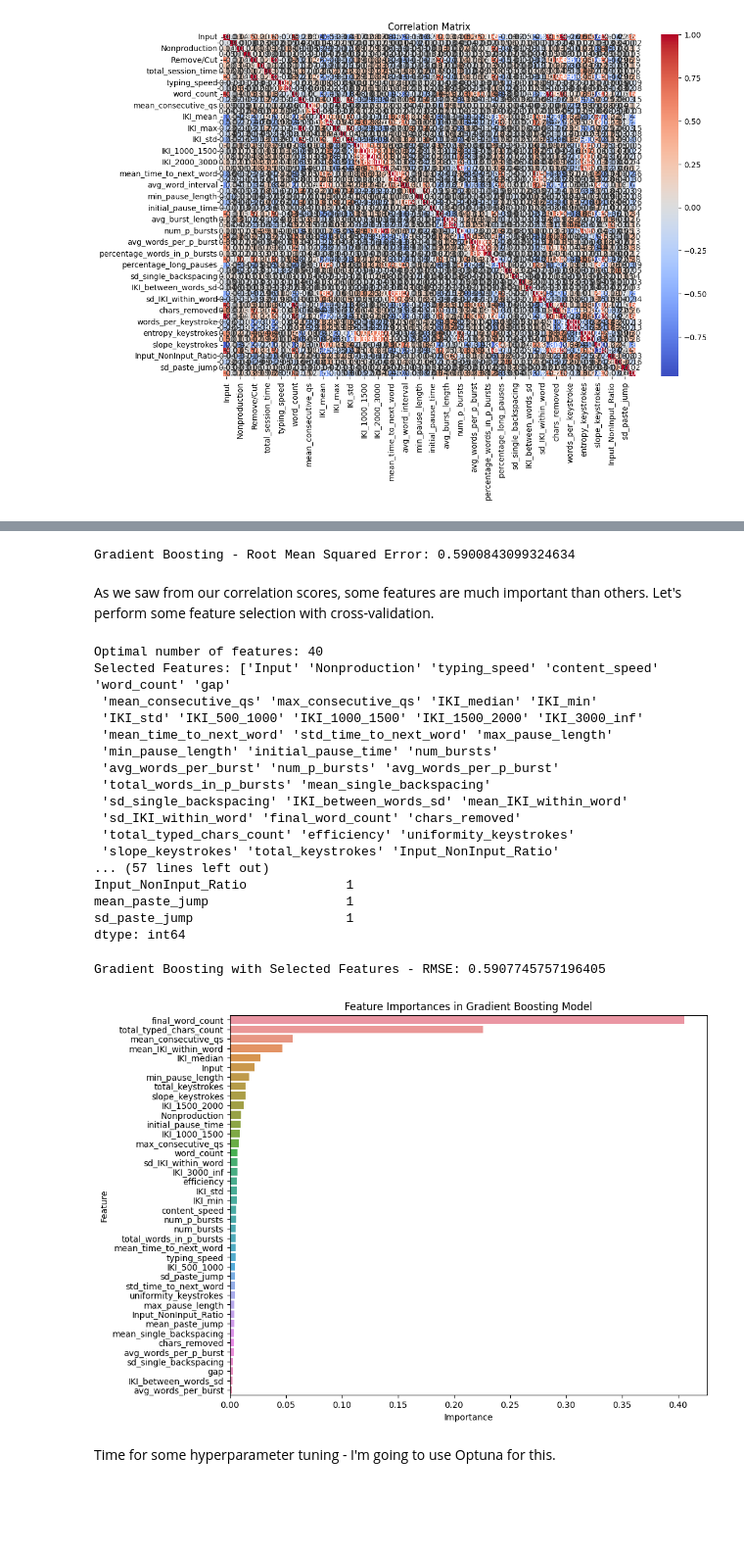
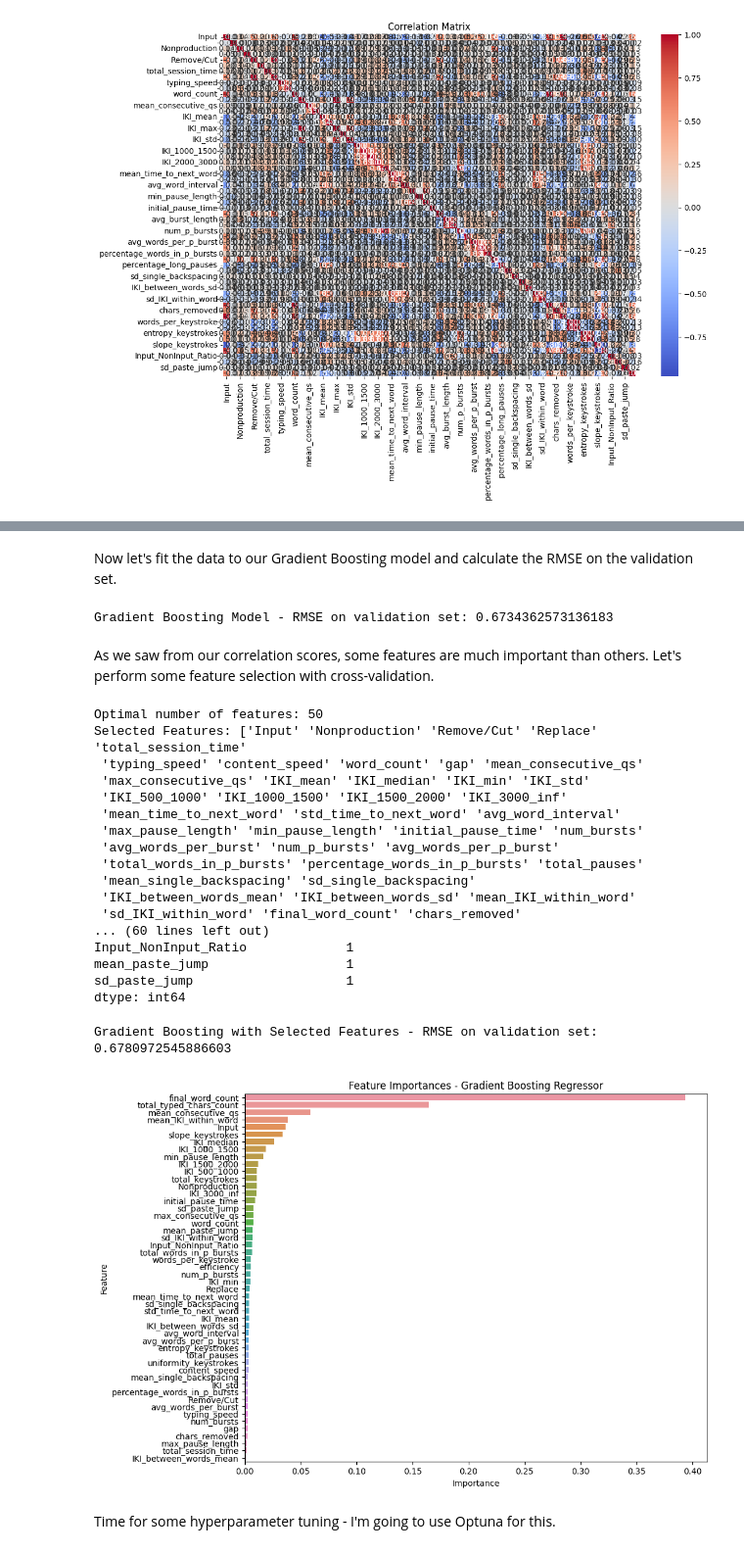
Before and after one commit to NatashaKRS/course-portfolio, a Jupyter notebook: Portfolio_Project_Predicting_writing_quality_from_keystroke_logging.ipynb, the cells around one changed output, grey strips where cells are left out. Shown at 98% size. Drawn from its saved outputs; the diff is of its cells as text; code cells hidden in the pictures; blank space fills up the shorter version.

```diff
--- a/Portfolio_Project_Predicting_writing_quality_from_keystroke_logging.ipynb
+++ b/Portfolio_Project_Predicting_writing_quality_from_keystroke_logging.ipynb
@@ -1145,11 +1145,19 @@ from sklearn.preprocessing import StandardScaler
 X = final_df.drop('id', axis=1)  # Assuming 'id' and 'score' are in the DataFrame
 y = data_for_correlation['score']
 
-# Splitting the data into training and testing sets
-X_train, X_test, y_train, y_test = train_test_split(X, y, test_size=0.2, random_state=42)
+# Splitting the data into training, validation and testing sets
+# Split the data into 80% training and 20% remaining
+X_temp, X_test, y_temp, y_test = train_test_split(X, y, test_size=0.2, random_state=42)
+
+# Split the training set into training and validation in the ratio 3:1 so we end up with a 60:20:20 split overall
+X_train, X_val, y_train, y_val = train_test_split(X_temp, y_temp, test_size=0.25, random_state=42)
+
 scaler = StandardScaler()
 X_train = scaler.fit_transform(X_train)
+X_val = scaler.fit_transform(X_val)
 X_test = scaler.transform(X_test)
+# %% [markdown]
+Now let's fit the data to our Gradient Boosting model and calculate the RMSE on the validation set.
 # %%
 from sklearn.ensemble import GradientBoostingRegressor
 
@@ -1160,13 +1168,13 @@ gb_model = GradientBoostingRegressor(random_state = 42)
 gb_model.fit(X_train, y_train)
 
 # Make predictions
-y_pred_gb = gb_model.predict(X_test)
+y_pred_gb = gb_model.predict(X_val)
 
-# Evaluate the model
-rmse_gb = np.sqrt(mean_squared_error(y_test, y_pred_gb))
-print("Gradient Boosting - Root Mean Squared Error:", rmse_gb)
+# Evaluate the model on the validation set
+rmse_gb = np.sqrt(mean_squared_error(y_val, y_pred_gb))
+print("Gradient Boosting Model - RMSE on validation set:", rmse_gb)
 # %% [output]
-Gradient Boosting - Root Mean Squared Error: 0.5900843099324634
+Gradient Boosting Model - RMSE on validation set: 0.6734362573136183
 # %% [markdown]
 As we saw from our correlation scores, some features are much important than others. Let's perform some feature selection with cross-validation.
 # %%
@@ -1191,60 +1199,61 @@ print("Selected Features:", selected_features)
 all_features_rankings = pd.Series(rfecv.ranking_, index=feature_names)
 print(all_features_rankings)
 # %% [output]
-Optimal number of features: 40
-Selected Features: ['Input' 'Nonproduction' 'typing_speed' 'content_speed' 'word_count' 'gap'
- 'mean_consecutive_qs' 'max_consecutive_qs' 'IKI_median' 'IKI_min'
- 'IKI_std' 'IKI_500_1000' 'IKI_1000_1500' 'IKI_1500_2000' 'IKI_3000_inf'
- 'mean_time_to_next_word' 'std_time_to_next_word' 'max_pause_length'
- 'min_pause_length' 'initial_pause_time' 'num_bursts'
+Optimal number of features: 50
+Selected Features: ['Input' 'Nonproduction' 'Remove/Cut' 'Replace' 'total_session_time'
+ 'typing_speed' 'content_speed' 'word_count' 'gap' 'mean_consecutive_qs'
+ 'max_consecutive_qs' 'IKI_mean' 'IKI_median' 'IKI_min' 'IKI_std'
+ 'IKI_500_1000' 'IKI_1000_1500' 'IKI_1500_2000' 'IKI_3000_inf'
+ 'mean_time_to_next_word' 'std_time_to_next_word' 'avg_word_interval'
+ 'max_pause_length' 'min_pause_length' 'initial_pause_time' 'num_bursts'
  'avg_words_per_burst' 'num_p_bursts' 'avg_words_per_p_burst'
- 'total_words_in_p_bursts' 'mean_single_backspacing'
- 'sd_single_backspacing' 'IKI_between_words_sd' 'mean_IKI_within_word'
+ 'total_words_in_p_bursts' 'percentage_words_in_p_bursts' 'total_pauses'
+ 'mean_single_backspacing' 'sd_single_backspacing'
+ 'IKI_between_words_mean' 'IKI_between_words_sd' 'mean_IKI_within_word'
  'sd_IKI_within_word' 'final_word_count' 'chars_removed'
- 'total_typed_chars_count' 'efficiency' 'uniformity_keystrokes'
- 'slope_keystrokes' 'total_keystrokes' 'Input_NonInput_Ratio'
-... (57 lines left out)
+... (60 lines left out)
 Input_NonInput_Ratio             1
 mean_paste_jump                  1
 sd_paste_jump                    1
 dtype: int64
 # %%
-#now let's train a GB model with our selected features
-# Transform training and testing sets based on selected features
+#now let's train and evaluate a GB model with our selected features
+# Transform training, validation and testing sets based on selected features
 X_train_selected = X_train[:, selected_features_mask]
+X_val_selected = X_val[:, selected_features_mask]
 X_test_selected = X_test[:, selected_features_mask]
 
 # Fit the model with the selected features
 gb_model.fit(X_train_selected, y_train)
 
 # Make predictions with the selected features
-y_pred_selected = gb_model.predict(X_test_selected)
+y_pred_selected = gb_model.predict(X_val_selected)
 
 # Evaluate the model with the selected features
-rmse_selected = np.sqrt(mean_squared_error(y_test, y_pred_selected))
-print("Gradient Boosting with Selected Features - RMSE:", rmse_selected)
+rmse_selected = np.sqrt(mean_squared_error(y_val, y_pred_selected))
+print("Gradient Boosting with Selected Features - RMSE on validation set:", rmse_selected)
 # %% [output]
-Gradient Boosting with Selected Features - RMSE: 0.5907745757196405
+Gradient Boosting with Selected Features - RMSE on validation set: 0.6780972545886603
 # %%
 #why don't we visualise the feature importance for fun
 # Get feature importances from the fitted model
 feature_importances = gb_model.feature_importances_
 
 # Create a DataFrame for feature importances
 feature_importance_df = pd.DataFrame({
     'Feature': selected_features,
     'Importance': feature_importances
 }).sort_values(by='Importance', ascending=False)
 
 # Plotting
 plt.figure(figsize=(10, 8))
 sns.barplot(x='Importance', y='Feature', data=feature_importance_df)
-plt.title('Feature Importances in Gradient Boosting Model')
+plt.title('Feature Importances - Gradient Boosting Regressor')
 plt.xlabel('Importance')
 plt.ylabel('Feature')
 plt.show()
 # %% [output]
-[figure, old version]
+[figure, new version]
 # %% [markdown]
 Time for some hyperparameter tuning - I'm going to use Optuna for this.
 # %%
```
Also changed, not shown: parts of 10 cells of this notebook.
